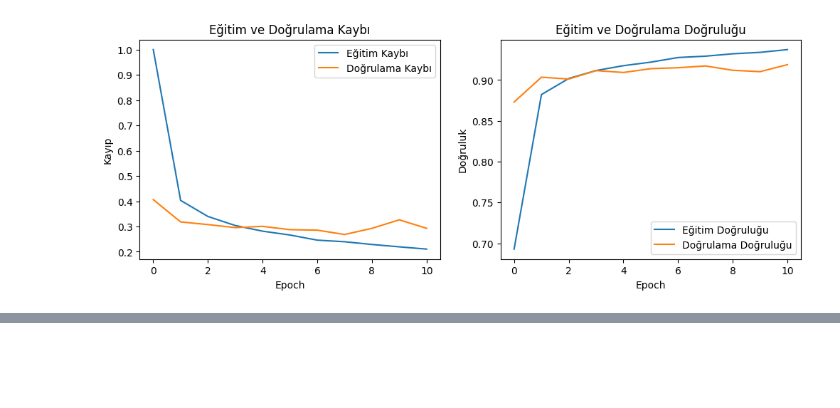
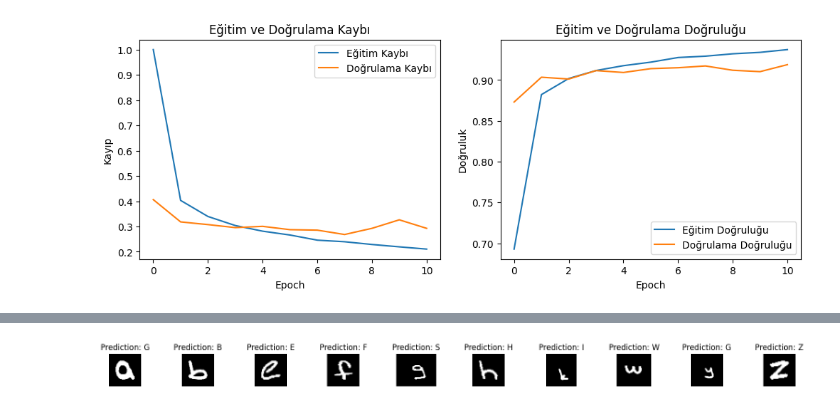
Before and after one commit to havvabzkrtt/El_Yazisini_Dijitale_Ceviren_Web_Uygulamasi, a Jupyter notebook: train/model_letters_evaluate.ipynb, the cells around one changed output, grey strips where cells are left out. Drawn from its saved outputs; the diff is of its cells as text; code cells hidden in the pictures; blank space fills up the shorter version.

```diff
--- a/train/model_letters_evaluate.ipynb
+++ b/train/model_letters_evaluate.ipynb
@@ -299,3 +299,6 @@ def plot_history(history):
 plot_history(history)
 # %% [output]
 [figure]
+# %%
+# Önceden eğitilmiş modeli yükle
+model = tf.keras.models.load_model('../models/letters_model.h5')
@@ -301,0 +307,39 @@ plot_history(history)
+# %%
+# Başka bir kod dosyasında CSV dosyasını okuma
+ascii_map = pd.read_csv('../mapping/emnist-letters-mapping5.csv')
+# %%
+from keras.preprocessing import image
+import cv2
+import matplotlib.pyplot as plt
+import numpy as np
+
+# Örnek bir model ve ascii_map varsayılan olarak tanımlanmış gibi kabul edilecektir.
+# Modelin ve ascii_map'in gerçek değerleri kodunuzda tanımlanmış olmalıdır.
+
+
+def predict_image(image_path):
+    img = image.load_img(image_path, target_size=(28, 28))
+    x = image.img_to_array(img)
+    x = x / 255.0
+
+    gray_image = cv2.cvtColor(x, cv2.COLOR_BGR2GRAY)
+    gray_image = np.expand_dims(gray_image, axis=-1)
+    gray_image = np.expand_dims(gray_image, axis=0)
+    cl = model.predict(gray_image)
+    cl = list(cl[0])
+
+    return ascii_map["Character"][cl.index(max(cl))]
+
+# Tahmin edilecek resimlerin listesi
+image_paths = ["../test_data/kucuk_a.png", "../test_data/kucuk_b.png", "../test_data/kucuk_e.png", "../test_data/kucuk_f.png", "../test_data/kucuk_g.PNG", "../test_data/kucuk_h.png", "../test_data/kucuk_k.PNG", "../test_data/kucuk_w.PNG", "../test_data/kucuk_y.PNG" , "../test_data/kucuk_z.png" ]
+
+plt.figure(figsize=(len(image_paths) * 2, 2))
+for i, image_path in enumerate(image_paths):
+    plt.subplot(2, len(image_paths), i + 1)
+    img = cv2.imread(image_path)
+    plt.imshow(cv2.cvtColor(img, cv2.COLOR_BGR2RGB))
+    plt.title(f"Prediction: {predict_image(image_path)}")
+    plt.axis('off')
+
+plt.show()
+# %% [output]
@@ -301,0 +356 @@ plot_history(history)
+[figure, added]
```
Also changed, not shown: parts of 2 cells of this notebook, 3 other files.
